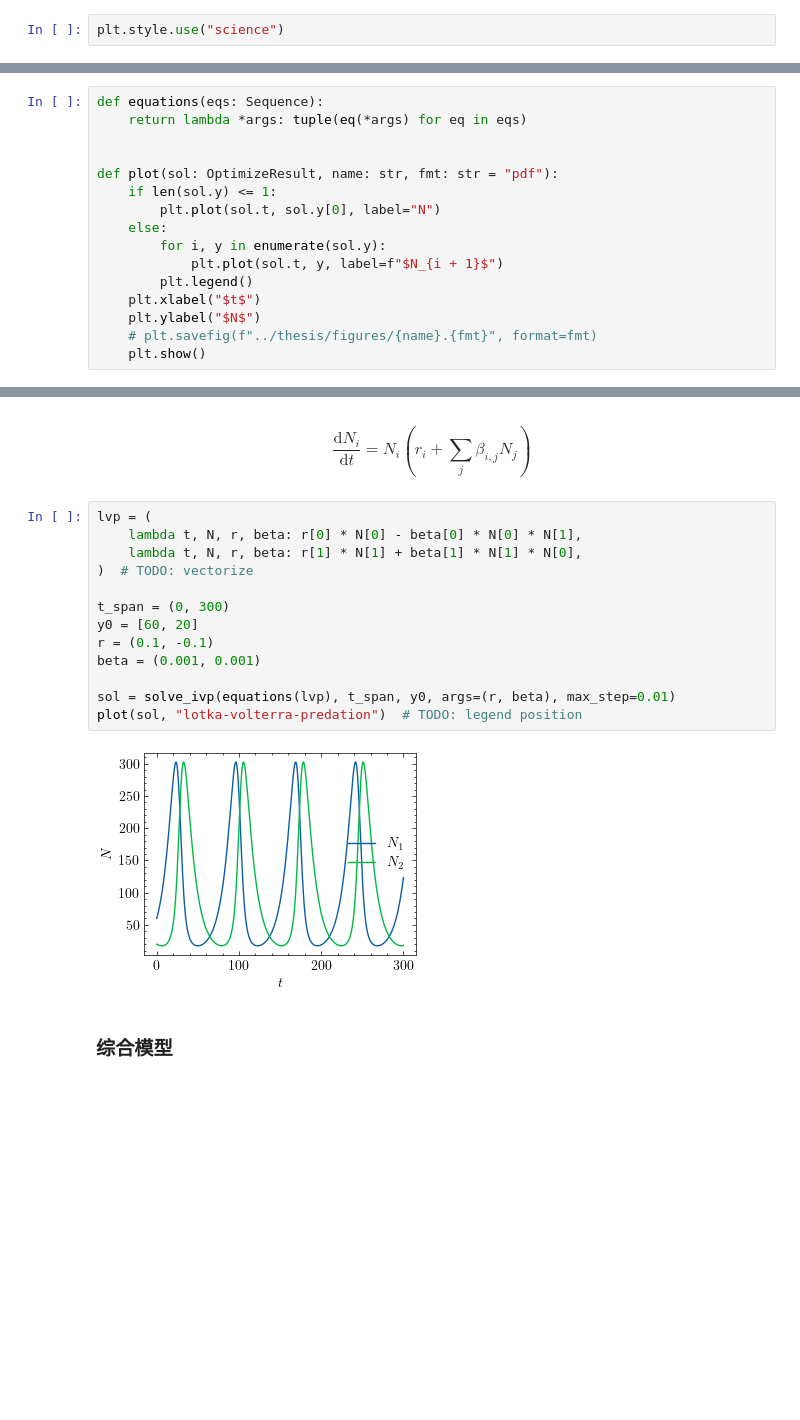
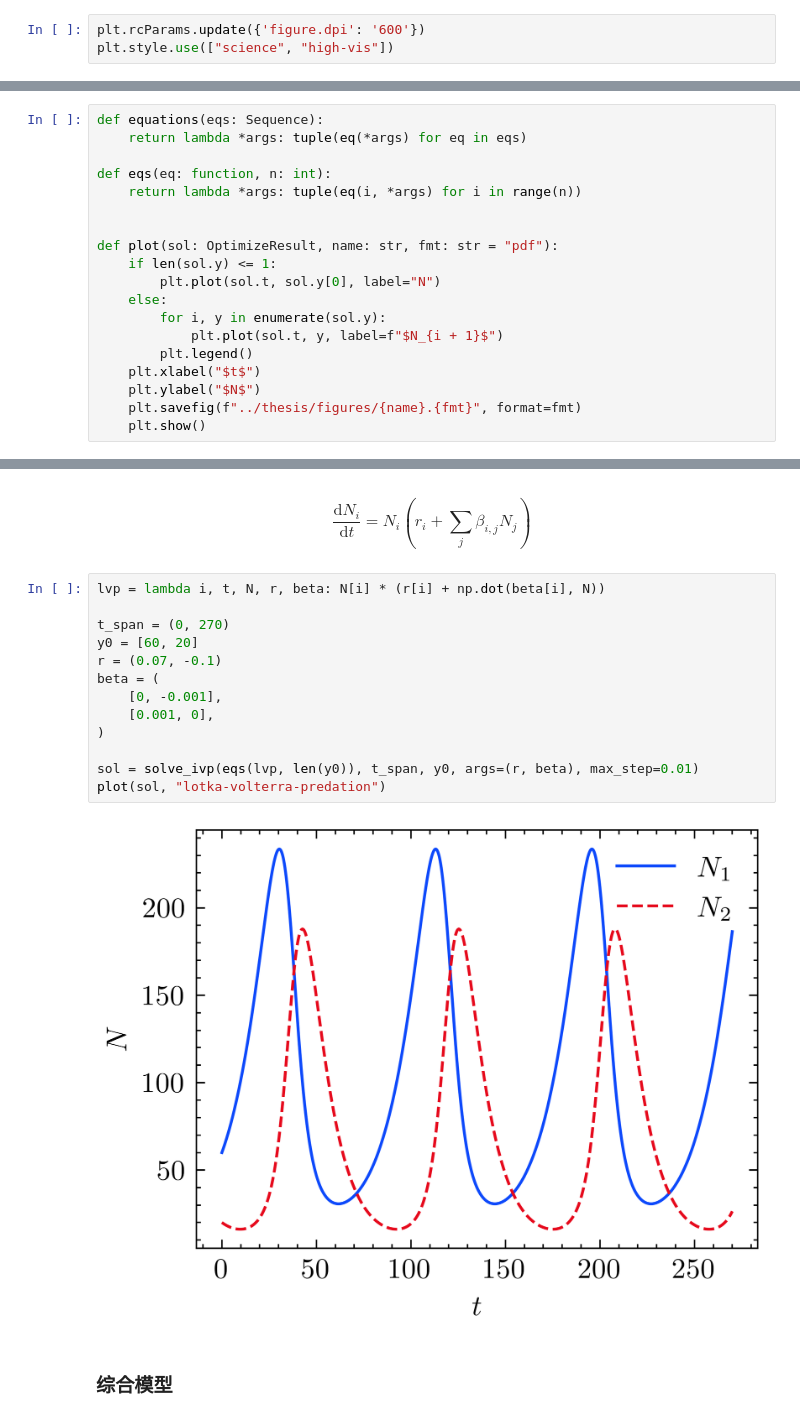
Before and after one commit to chengzi-2333/ecosystem-modeling, a Jupyter notebook: data/models.ipynb, the cells around one changed output, grey strips where cells are left out. Cells and saved outputs as stored; diff of their text form; blank space fills up the shorter version.

```diff
--- a/data/models.ipynb
+++ b/data/models.ipynb
@@ -12,12 +14,16 @@ import scienceplots
 # %% [markdown]
 环境配置
 # %%
-plt.style.use("science")
+plt.rcParams.update({'figure.dpi': '600'})
+plt.style.use(["science", "high-vis"])
 # %% [markdown]
 工具函数
 # %%
 def equations(eqs: Sequence):
     return lambda *args: tuple(eq(*args) for eq in eqs)
+
+def eqs(eq: function, n: int):
+    return lambda *args: tuple(eq(i, *args) for i in range(n))
 
 
 def plot(sol: OptimizeResult, name: str, fmt: str = "pdf"):
@@ -29,7 +35,7 @@ def plot(sol: OptimizeResult, name: str, fmt: str = "pdf"):
         plt.legend()
     plt.xlabel("$t$")
     plt.ylabel("$N$")
-    # plt.savefig(f"../thesis/figures/{name}.{fmt}", format=fmt)
+    plt.savefig(f"../thesis/figures/{name}.{fmt}", format=fmt)
     plt.show()
 # %% [markdown]
 ### Logistic 增长模型
@@ -113,20 +97,20 @@ $$
 \frac{\mathrm{d} N_i}{\mathrm{d} t} = N_i (r_i + \sum_{j} \beta_{i,j} N_j)
 $$
 # %%
-lvp = (
-    lambda t, N, r, beta: r[0] * N[0] - beta[0] * N[0] * N[1],
-    lambda t, N, r, beta: r[1] * N[1] + beta[1] * N[1] * N[0],
-)  # TODO: vectorize
+lvp = lambda i, t, N, r, beta: N[i] * (r[i] + np.dot(beta[i], N))
 
-t_span = (0, 300)
+t_span = (0, 270)
 y0 = [60, 20]
-r = (0.1, -0.1)
-beta = (0.001, 0.001)
+r = (0.07, -0.1)
+beta = (
+    [0, -0.001],
+    [0.001, 0],
+)
 
-sol = solve_ivp(equations(lvp), t_span, y0, args=(r, beta), max_step=0.01)
-plot(sol, "lotka-volterra-predation")  # TODO: legend position
+sol = solve_ivp(eqs(lvp, len(y0)), t_span, y0, args=(r, beta), max_step=0.01)
+plot(sol, "lotka-volterra-predation")
 # %% [output]
-[figure, old version]
+[figure, new version]
 # %% [markdown]
 ### 综合模型
 # %% [markdown]
```
Also changed, not shown: parts of 6 cells of this notebook, 6 other files.
